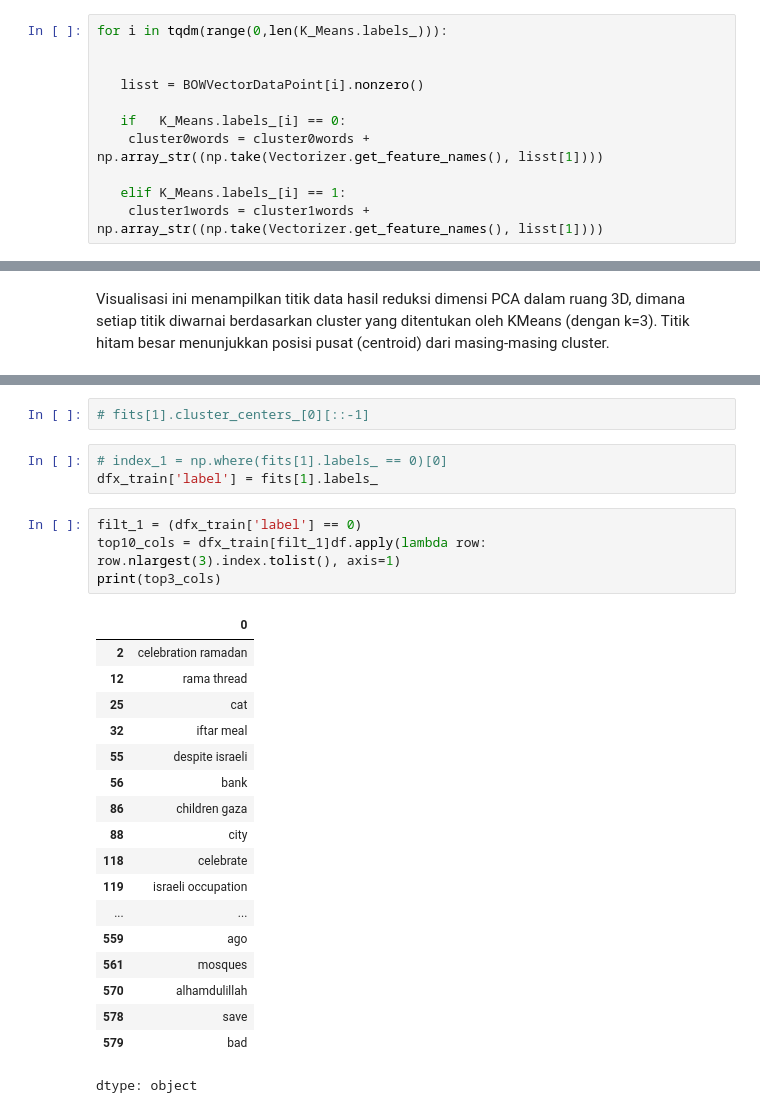
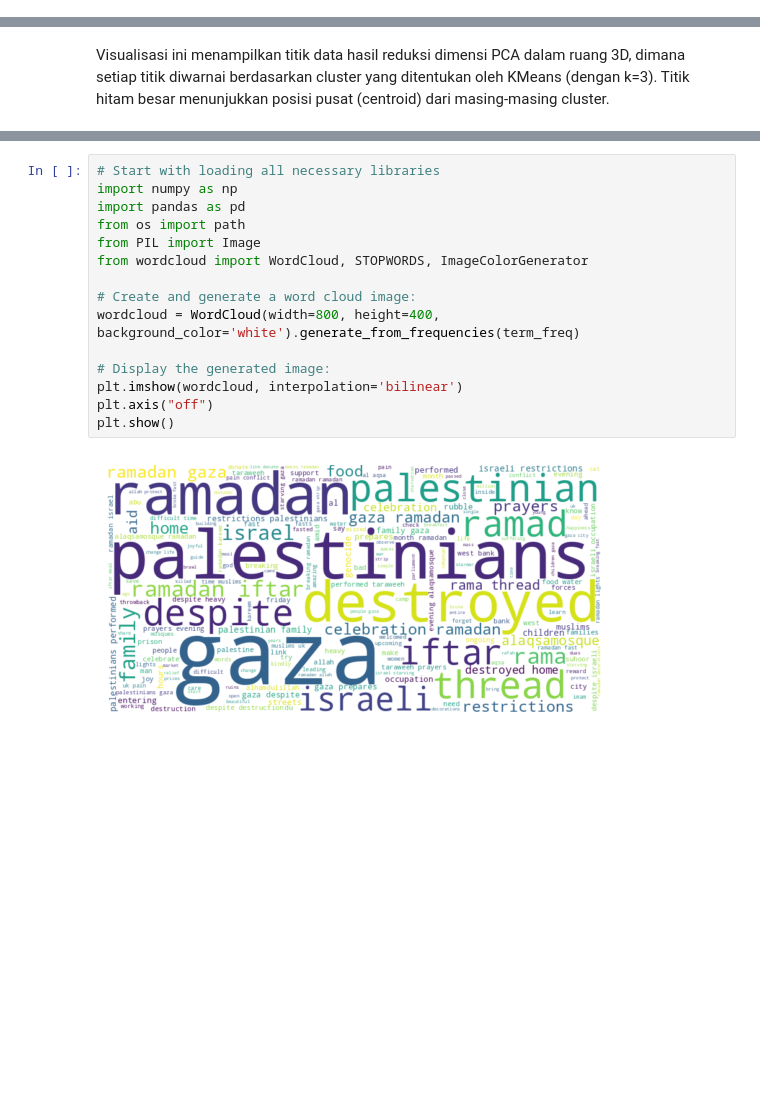
Before and after one commit to notnsas/cautious-eureka, a Jupyter notebook: aplikasi_ds/TF_IDF_KMEAN.ipynb, the cells around one changed output, grey strips where cells are left out. Cells and saved outputs as stored; diff of their text form; blank space fills up the shorter version.

```diff
--- a/aplikasi_ds/TF_IDF_KMEAN.ipynb
+++ b/aplikasi_ds/TF_IDF_KMEAN.ipynb
@@ -323,14 +324,3 @@ plt.legend(*sc.legend_elements(), bbox_to_anchor=(1.05, 1), loc=2)
 # %% [output]
 <matplotlib.legend.Legend at 0x...>
 [figure]
-# %%
-for i in tqdm(range(0,len(K_Means.labels_))):
-
-
-   lisst = BOWVectorDataPoint[i].nonzero()
-
-   if   K_Means.labels_[i] == 0:
-    cluster0words = cluster0words + np.array_str((np.take(Vectorizer.get_feature_names(), lisst[1])))
-
-   elif K_Means.labels_[i] == 1:
-    cluster1words = cluster1words + np.array_str((np.take(Vectorizer.get_feature_names(), lisst[1])))
@@ -430,28 +388,17 @@ np.array_str((np.take(tf_idf.get_feature_names_out(), fits[1].cluster_centers_[0
-# %%
-# fits[1].cluster_centers_[0][::-1]
-# %%
-# index_1 = np.where(fits[1].labels_ == 0)[0]
-dfx_train['label'] = fits[1].labels_
-# %%
-filt_1 = (dfx_train['label'] == 0)
-top10_cols = dfx_train[filt_1]df.apply(lambda row: row.nlargest(3).index.tolist(), axis=1)
-print(top3_cols)
-# %% [output]
-|  | 0 |
-| 2 | celebration ramadan |
-| 12 | rama thread |
-| 25 | cat |
-| 32 | iftar meal |
-| 55 | despite israeli |
-| 56 | bank |
-| 86 | children gaza |
-| 88 | city |
-| 118 | celebrate |
-| 119 | israeli occupation |
-| ... | ... |
-| 559 | ago |
-| 561 | mosques |
-| 570 | alhamdulillah |
-| 578 | save |
-| 579 | bad |
-dtype: object
+# %%
+# Start with loading all necessary libraries
+import numpy as np
+import pandas as pd
+from os import path
+from PIL import Image
+from wordcloud import WordCloud, STOPWORDS, ImageColorGenerator
+
+# Create and generate a word cloud image:
+wordcloud = WordCloud(width=800, height=400, background_color='white').generate_from_frequencies(term_freq)
+
+# Display the generated image:
+plt.imshow(wordcloud, interpolation='bilinear')
+plt.axis("off")
+plt.show()
+# %% [output]
+[figure, added]
```
Also changed, not shown: parts of 13 cells of this notebook.
